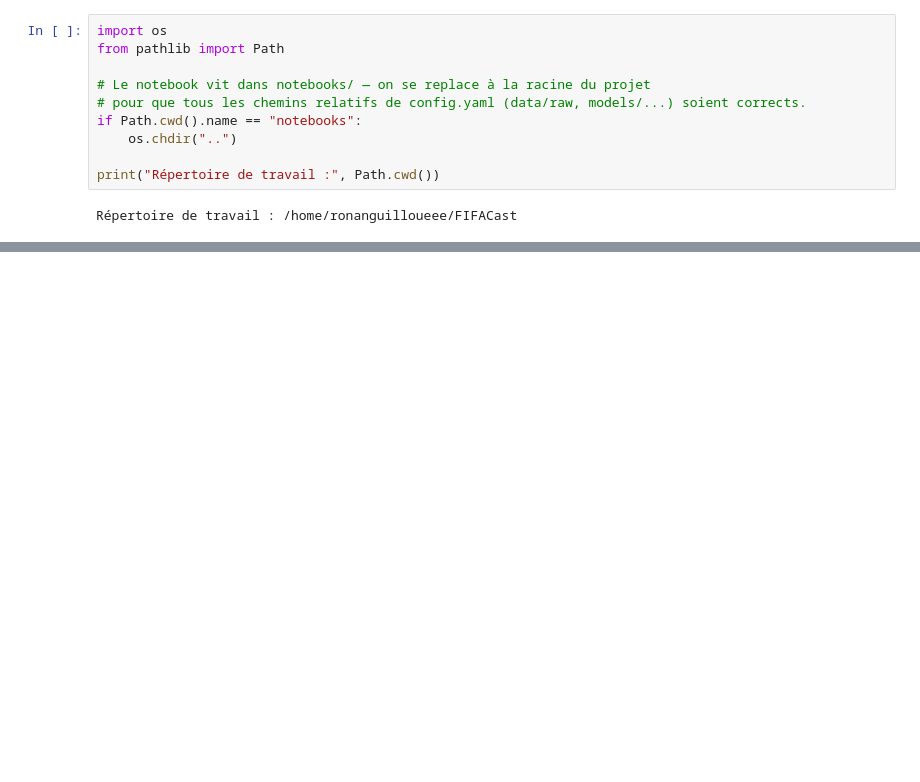
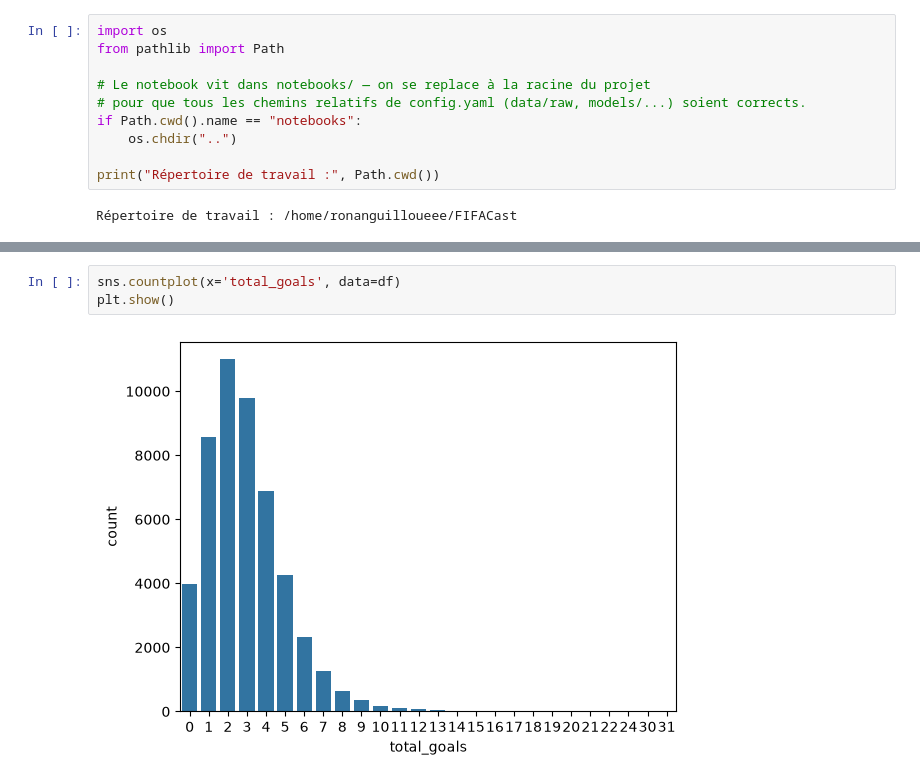
Before and after one commit to RonanGuillou-hub/FIFACast, a Jupyter notebook: notebooks/data.ipynb, the cells around one changed output, grey strips where cells are left out. Drawn from its saved outputs; the diff is of its cells as text; blank space fills up the shorter version.

```diff
--- a/notebooks/data.ipynb
+++ b/notebooks/data.ipynb
@@ -69,0 +100,5 @@ https://raw.githubusercontent.com/martj42/international_results/master/results.c
+# %%
+sns.countplot(x='total_goals', data=df)
+plt.show()
+# %% [output]
+[figure, added]
```
Also changed, not shown: parts of 9 cells of this notebook, 6 other files.
